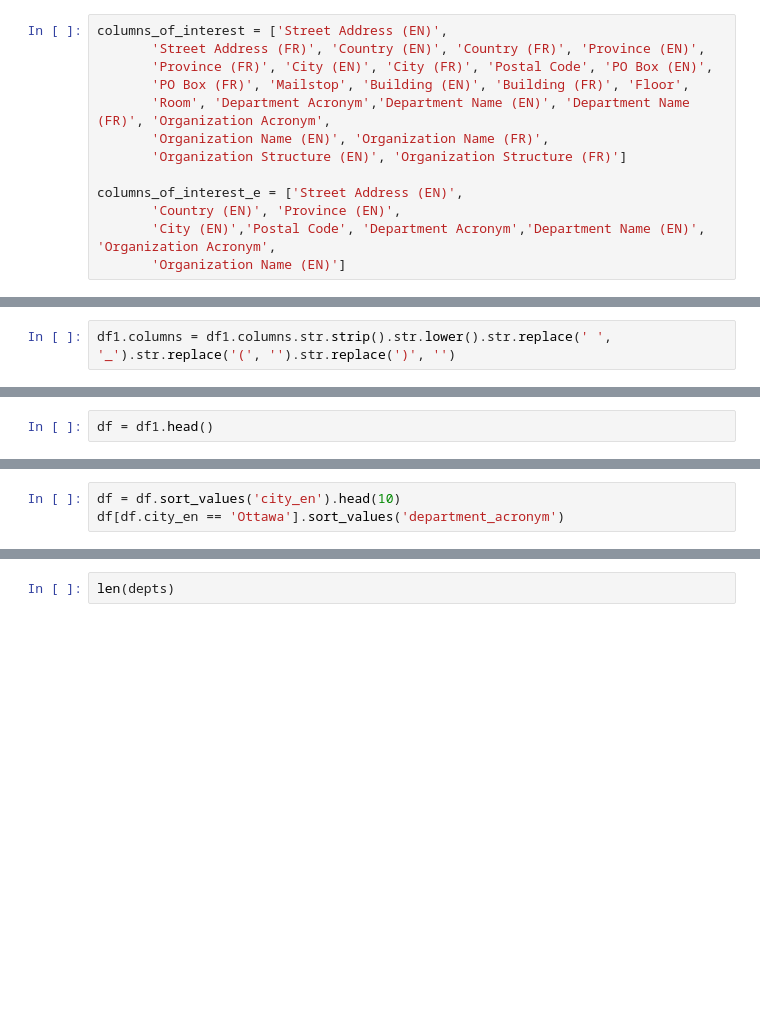
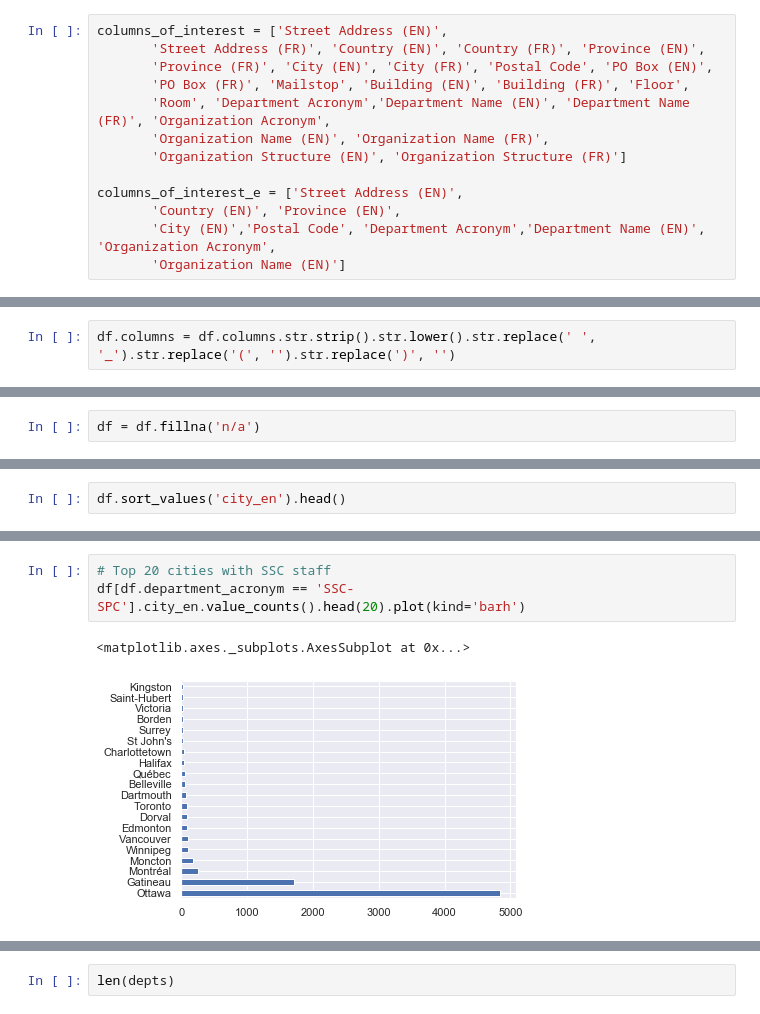
Before and after one commit to alaudet/data-analysis, a Jupyter notebook: geds/PublicService.ipynb, the cells around one changed output, grey strips where cells are left out. Cells and saved outputs as stored; diff of their text form; blank space fills up the shorter version.

```diff
--- a/geds/PublicService.ipynb
+++ b/geds/PublicService.ipynb
@@ -108,3 +146,3 @@ df1.head().fillna(' ')
 # %%
-df1.columns = df1.columns.str.strip().str.lower().str.replace(' ', '_').str.replace('(', '').str.replace(')', '')
+df.columns = df.columns.str.strip().str.lower().str.replace(' ', '_').str.replace('(', '').str.replace(')', '')
 # %%
@@ -116,0 +168,2 @@ Index(['street_address_en', 'country_en', 'province_en', 'city_en',
+# %%
+df = df.fillna('n/a')
@@ -117,2 +183,2 @@ Index(['street_address_en', 'country_en', 'province_en', 'city_en',
 # %%
-df = df1.head()
+df.sort_values('city_en').head()
@@ -119,3 +191,0 @@ df = df1.head()
-# %%
-df = df.sort_values('city_en').head(10)
-df[df.city_en == 'Ottawa'].sort_values('department_acronym')
@@ -131,3 +194,9 @@ df1.department_acronym.value_counts().head(10).plot(kind='barh')
 # %% [output]
 <matplotlib.axes._subplots.AxesSubplot at 0x...>
 [figure]
+# %%
+# Top 20 cities with SSC staff
+df[df.department_acronym == 'SSC-SPC'].city_en.value_counts().head(20).plot(kind='barh')
+# %% [output]
+<matplotlib.axes._subplots.AxesSubplot at 0x...>
+[figure, added]
```
Also changed, not shown: parts of 39 cells of this notebook, 4 other files.
